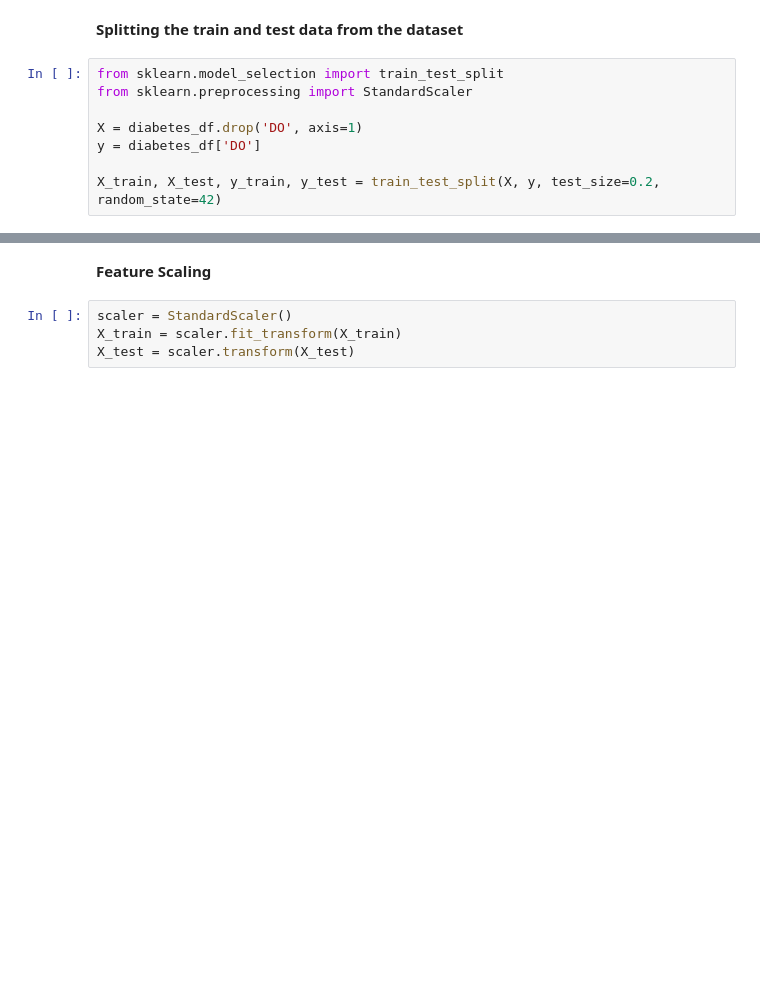
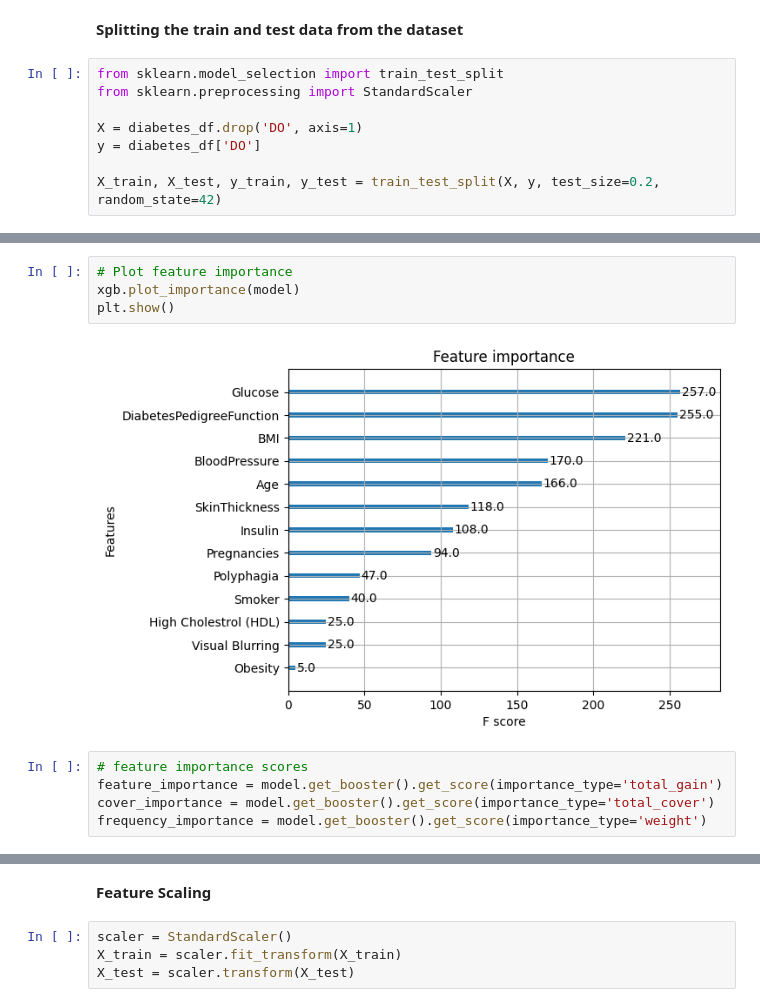
Before and after one commit to Novice1414/Final_Year_Project, a Jupyter notebook: DNN.ipynb, the cells around one changed output, grey strips where cells are left out. Saved outputs shown, nothing was run; the diff lists cells and outputs as text; blank space fills up the shorter version.

```diff
--- a/DNN.ipynb
+++ b/DNN.ipynb
@@ -126,0 +146,11 @@ X_train, X_test, y_train, y_test = train_test_split(X, y, test_size=0.2, random_
+# %%
+# Plot feature importance
+xgb.plot_importance(model)
+plt.show()
+# %% [output]
+[figure, added]
+# %%
+# feature importance scores
+feature_importance = model.get_booster().get_score(importance_type='total_gain')
+cover_importance = model.get_booster().get_score(importance_type='total_cover')
+frequency_importance = model.get_booster().get_score(importance_type='weight')
```
Also changed, not shown: parts of 28 cells of this notebook.
